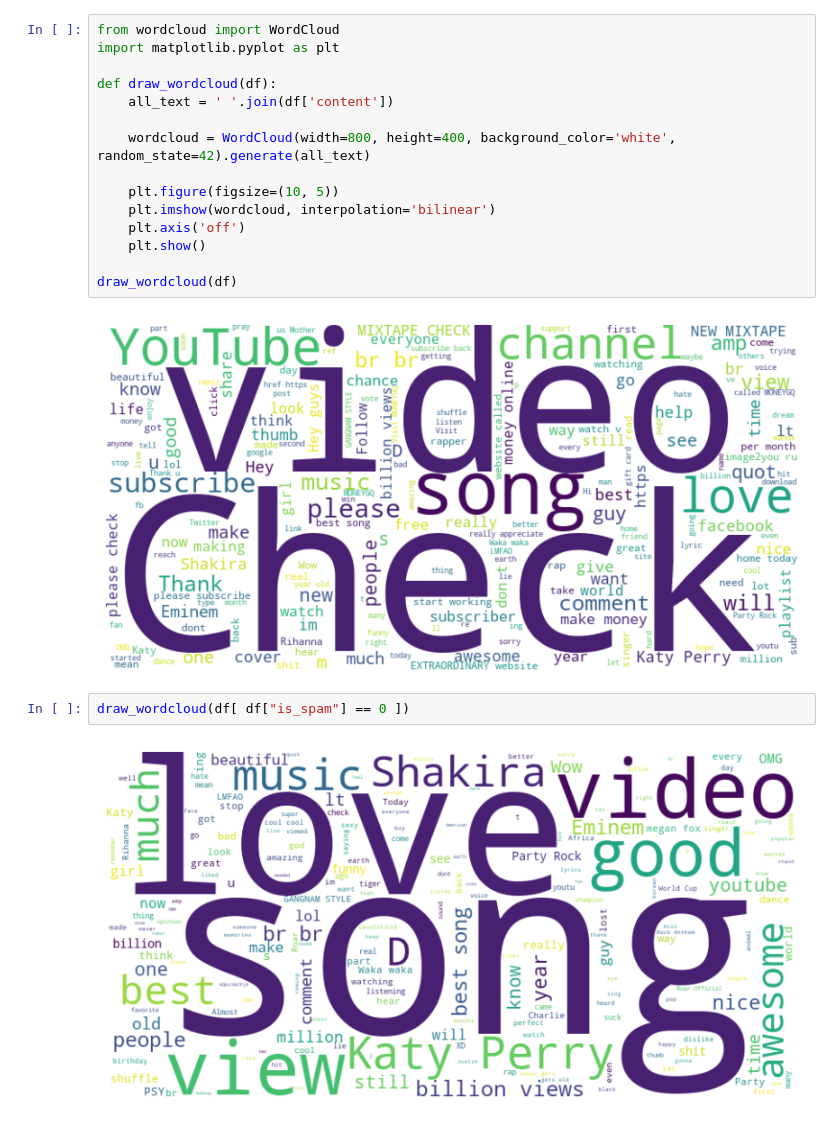
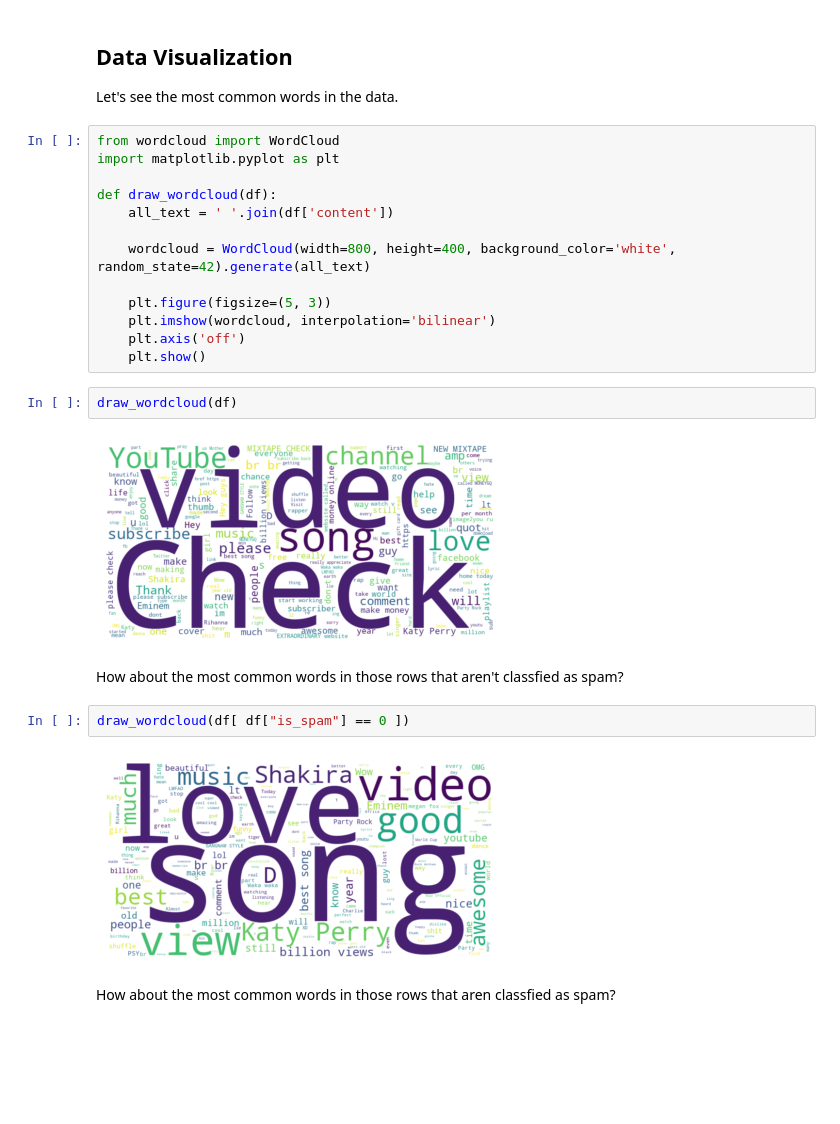
Before and after one commit to ezmldev/mlops-course, a Jupyter notebook: exploration/data_exploration.ipynb, the cells around one changed output. Saved outputs shown, nothing was run; the diff lists cells and outputs as text; blank space fills up the shorter version.

```diff
--- a/exploration/data_exploration.ipynb
+++ b/exploration/data_exploration.ipynb
@@ -5,24 +24,32 @@ INFO:root:Loaded 1565 rows from /workspaces/mlops-course/data/comments.csv
+# %% [markdown]
+## Data Visualization
+
+Let's see the most common words in the data.
+# %%
+from wordcloud import WordCloud
+import matplotlib.pyplot as plt
+
+def draw_wordcloud(df):
+    all_text = ' '.join(df['content'])
+
+    wordcloud = WordCloud(width=800, height=400, background_color='white', random_state=42).generate(all_text)
+
+    plt.figure(figsize=(5, 3))
+    plt.imshow(wordcloud, interpolation='bilinear')
+    plt.axis('off')
+    plt.show()
 # %%
-from wordcloud import WordCloud
-import matplotlib.pyplot as plt
-
-def draw_wordcloud(df):
-    all_text = ' '.join(df['content'])
-
-    wordcloud = WordCloud(width=800, height=400, background_color='white', random_state=42).generate(all_text)
-
-    plt.figure(figsize=(10, 5))
-    plt.imshow(wordcloud, interpolation='bilinear')
-    plt.axis('off')
-    plt.show()
-
 draw_wordcloud(df)
 # %% [output]
-[figure, old version]
+[figure, new version]
+# %% [markdown]
+How about the most common words in those rows that aren't classfied as spam?
 # %%
 draw_wordcloud(df[ df["is_spam"] == 0 ])
 # %% [output]
-[figure, old version]
+[figure, new version]
+# %% [markdown]
+How about the most common words in those rows that aren classfied as spam?
 # %%
 draw_wordcloud(df[ df["is_spam"] == 1 ])
 # %% [output]
```
Also changed, not shown: parts of 5 cells of this notebook, 7 other files.
